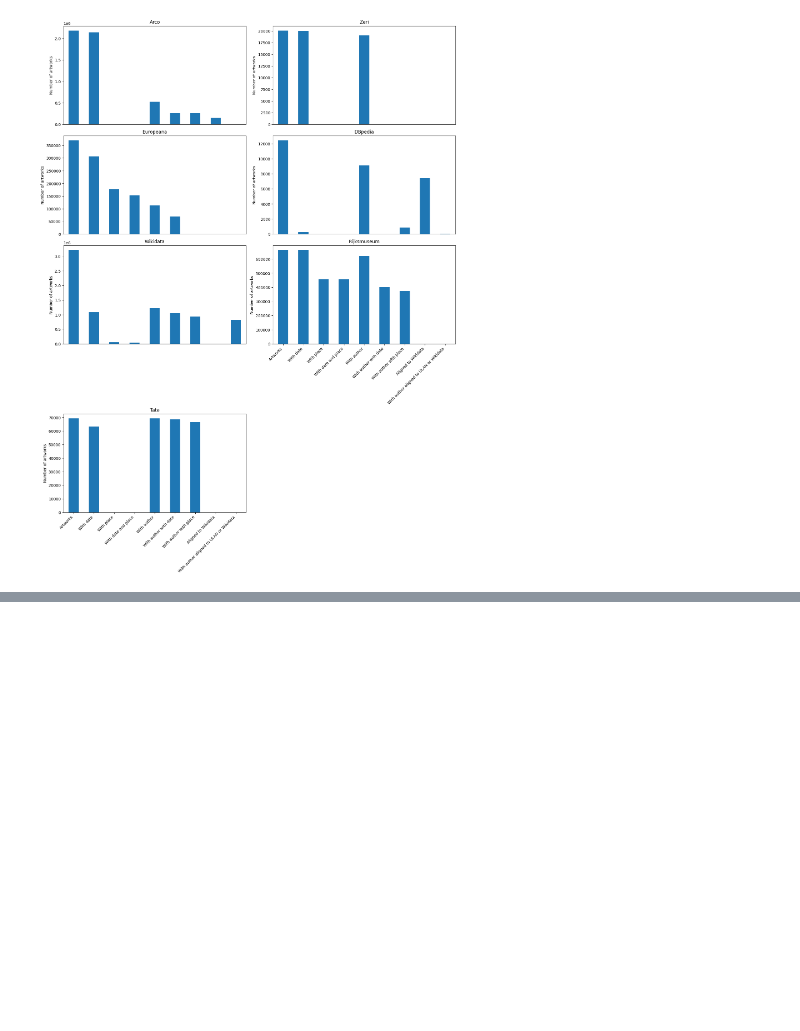
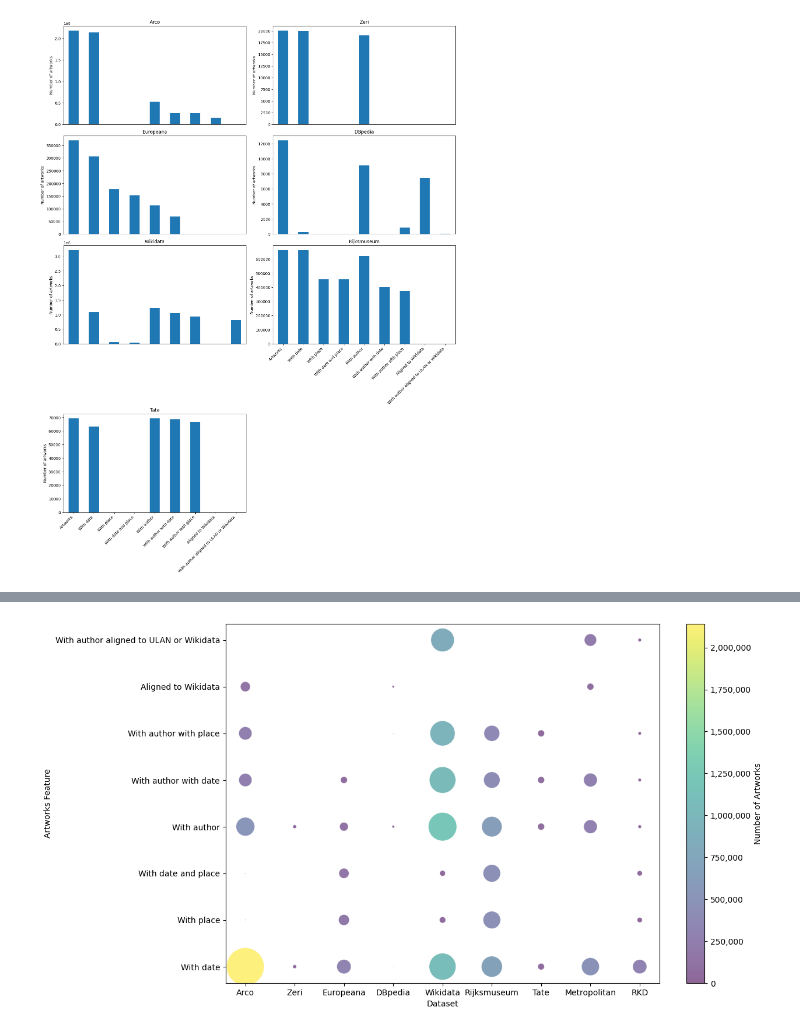
Before and after one commit to SofiBar/ArtworksInContextDatePlace, a Jupyter notebook: Visualization.ipynb, the cells around one changed output, grey strips where cells are left out. Cells and saved outputs as stored; diff of their text form; code cells hidden in the pictures; blank space fills up the shorter version.

```diff
--- a/Visualization.ipynb
+++ b/Visualization.ipynb
@@ -298,0 +354,6 @@ plt.show()
+# %%
+df_excluded = df_main.drop(columns=['Artworks'])
+
+# Melt the DataFrame to the desired format
+df_long = df_excluded.melt(id_vars=['Dataset'], var_name='Feature', value_name='Value')
+df_long
@@ -298,0 +374,31 @@ plt.show()
+# %%
+import matplotlib.ticker as ticker
+
+# Normalize sizes for better visualization
+#norm_size = df_long['Value'] / df_long['Value'].max() * 2000# 1000
+norm_size = df_long['Value'] / 1000 # 1000
+# Create the bubble chart
+fig, ax = plt.subplots(figsize=(12, 8))
+
+# Scatter plot
+scatter = ax.scatter(df_long['Dataset'], df_long['Feature'], s=norm_size, c=df_long['Value'], cmap='viridis', alpha=0.6, edgecolors="w", linewidth=0.5)
+
+# Add a color bar
+cbar = plt.colorbar(scatter)
+cbar.set_label('Number of Artworks')
+
+tick_locator = ticker.MaxNLocator(nbins=10)
+cbar.locator = tick_locator
+cbar.update_ticks()
+cbar.ax.yaxis.set_major_formatter(ticker.FuncFormatter(lambda x, pos: f'{int(x):,}'))
+
+# Set labels and title
+ax.set_xlabel('Dataset')
+ax.set_ylabel('Artworks Feature')
+#ax.set_title('Comparison of Features Across Datasets')
+
+plt.savefig('results/comparison_dataset_absolute.png', bbox_inches='tight')
+# Show the plot
+plt.show()
+# %% [output]
+[figure, added]
```
Also changed, not shown: parts of 6 cells of this notebook, 5 other files.
